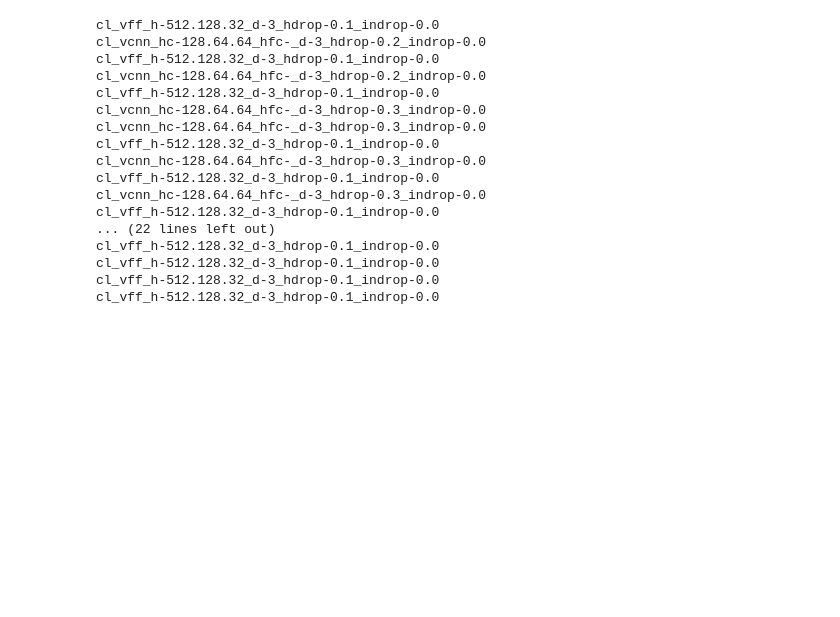
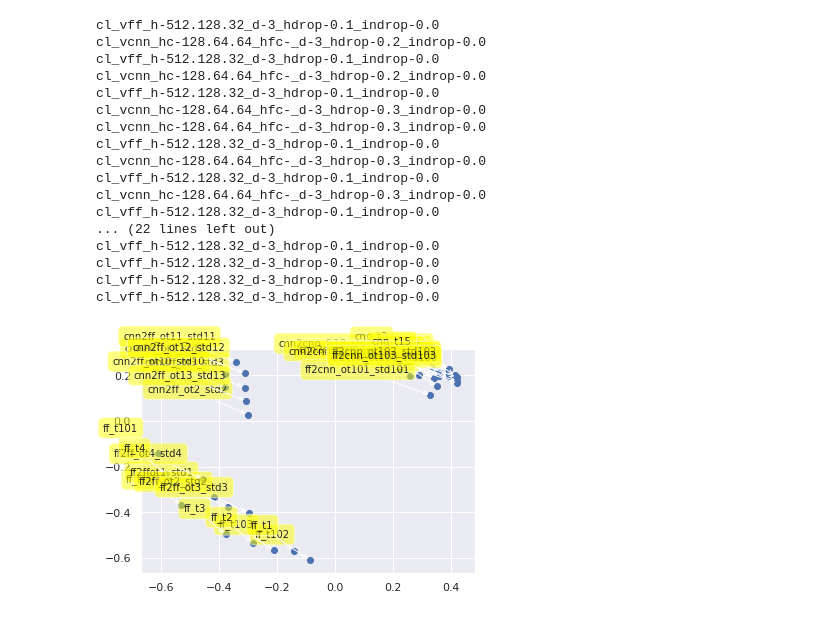
Before and after one commit to samiraabnar/Reflect, a Jupyter notebook: notebooks/mnist_repsim.ipynb, the cells around one changed output. Cells and saved outputs as stored; diff of their text form; code cells hidden in the pictures; blank space fills up the shorter version.

```diff
--- a/notebooks/mnist_repsim.ipynb
+++ b/notebooks/mnist_repsim.ipynb
@@ -807,7 +858,7 @@ cl_vff_h-512.128.32_d-3_hdrop-0.1_indrop-0.0
 cl_vff_h-512.128.32_d-3_hdrop-0.1_indrop-0.0
 # %%
 
-def  get_reploss_dic(models, labels, task, repindex=1):
+def  get_reploss_dic(models, labels, data, repindex=1):
     reploss_dic = {}
     for l1 in labels:
         reploss_dic[l1] = {}
@@ -815,7 +866,7 @@ def  get_reploss_dic(models, labels, task, repindex=1):
             reploss_dic[l1][l2] = []
 
     num_batches = 0
-    for x, y in task.valid_dataset:
+    for x, y in data:
         reps = []
         for m in models:
             outputs = get_outputs(m, x)
@@ -880,5 +931,7 @@ def project2d(reploss_dic, dist_lists):
 
     return results.embedding_, cities
 # %%
-reploss_dic, dist_lists = get_reploss_dic(models, labels, task, repindex=1)
-Ez, Lz = project2d(reploss_dic, dist_lists)
+reploss_dic, dist_lists = get_reploss_dic(models, labels, cmnist_trans_test, repindex=1)
+trans_Ez, trans_Lz = project2d(reploss_dic, dist_lists)
+# %% [output]
+[figure, added]
```
Also changed, not shown: parts of 30 cells of this notebook, 2 other files.
